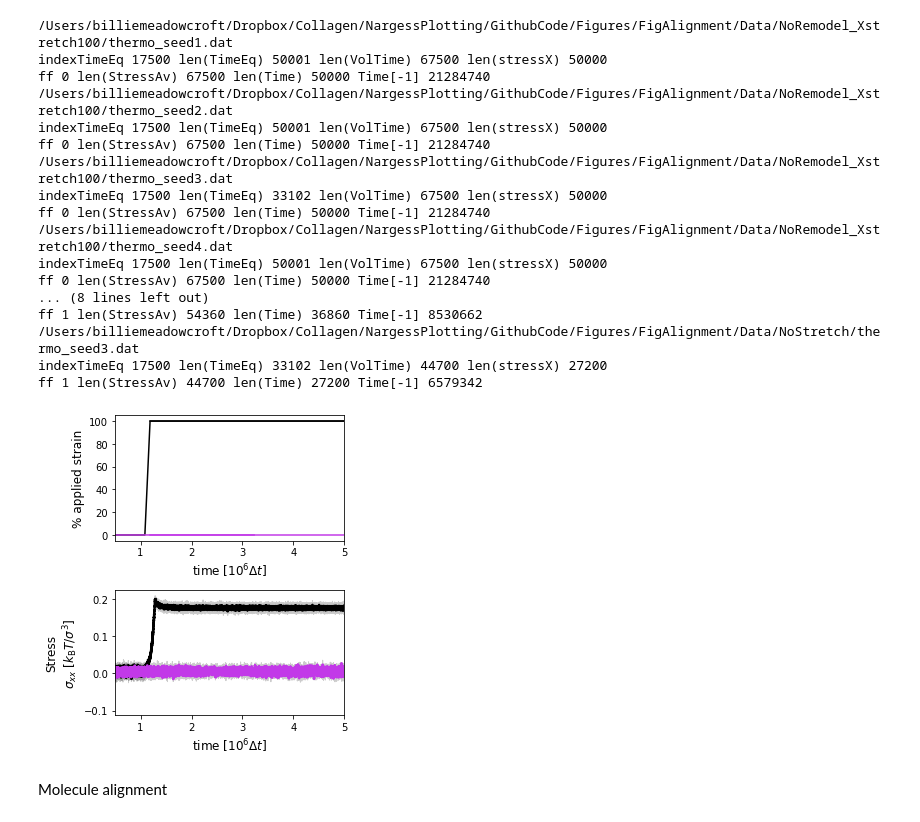
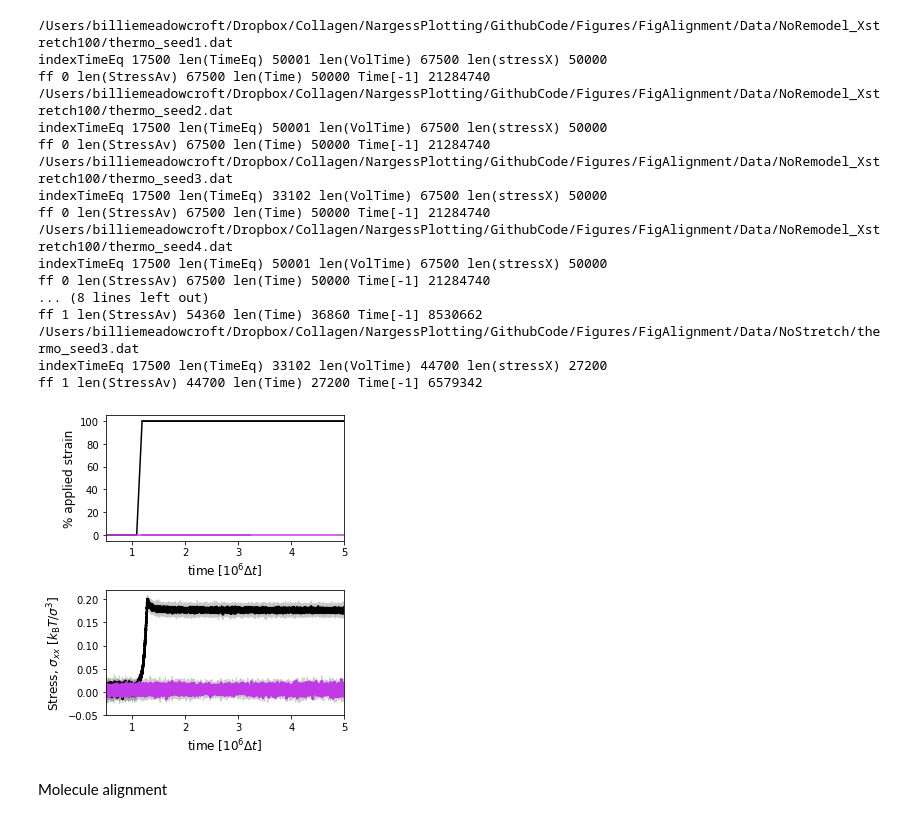
Before and after one commit to Billie1717/CollagenMemory, a Jupyter notebook: Figures/FigAlignment/Mechanics.ipynb, the cells around one changed output. Drawn from its saved outputs; the diff is of its cells as text; code cells hidden in the pictures.

```diff
--- a/Figures/FigAlignment/Mechanics.ipynb
+++ b/Figures/FigAlignment/Mechanics.ipynb
@@ -105,37 +102,38 @@ for ff in range(2):
         ax[1].fill_between(np.divide(Time,1e6),np.subtract(stressAvAv,stressStd),np.add(stressAvAv,stressStd),color = clrs[0],alpha = 0.2)
 ax[0].plot([(TEq+1e5)/1e6,20],[100,100],color = clrs[0])
 ax[0].plot([(TEq+1e5)/1e6,20],[0,0],color = clrs[1])
-ax[1].set_ylabel('Stress\n'+r"$\sigma_{xx} ~[k_{\mathrm{B}}T/\sigma^{3}$]",fontsize =fs2)
+ax[1].set_ylabel(r"Stress, $\sigma_{xx} ~[k_{\mathrm{B}}T/\sigma^{3}$]",fontsize =fs2)
 ax[0].set_ylabel("% applied strain",fontsize =fs2)
 
 ax[1].set_xlabel(r"time [$10^6\Delta t$]",fontsize =fs2)
 
 ax[0].set_xlabel(r"time [$10^6\Delta t$]",fontsize =fs2)
 ax[0].set_xlim([0.5,5])
 ax[1].set_xlim([0.5,5])
+ax[1].set_ylim([-0.05,0.22])
 fig.tight_layout()
 plt.draw()
-fig.savefig(plotsdir+'Stress_NoRemodelVsNoStretch.pdf', bbox_inches='tight')
-#fig.savefig(plotsdir+'Stress_NoRemodelVsNoStretch.png')
+fig.savefig(plotsdir+'Stress_NoRemodelVsNoStretch.pdf')
+fig.savefig(plotsdir+'Stress_NoRemodelVsNoStretch.png')
 # %% [output]
 /Users/billiemeadowcroft/Dropbox/Collagen/NargessPlotting/GithubCode/Figures/FigAlignment/Data/NoRemodel_Xstretch100/thermo_seed1.dat
 indexTimeEq 17500 len(TimeEq) 50001 len(VolTime) 67500 len(stressX) 50000
 ff 0 len(StressAv) 67500 len(Time) 50000 Time[-1] 21284740
 /Users/billiemeadowcroft/Dropbox/Collagen/NargessPlotting/GithubCode/Figures/FigAlignment/Data/NoRemodel_Xstretch100/thermo_seed2.dat
 indexTimeEq 17500 len(TimeEq) 50001 len(VolTime) 67500 len(stressX) 50000
 ff 0 len(StressAv) 67500 len(Time) 50000 Time[-1] 21284740
 /Users/billiemeadowcroft/Dropbox/Collagen/NargessPlotting/GithubCode/Figures/FigAlignment/Data/NoRemodel_Xstretch100/thermo_seed3.dat
 indexTimeEq 17500 len(TimeEq) 33102 len(VolTime) 67500 len(stressX) 50000
 ff 0 len(StressAv) 67500 len(Time) 50000 Time[-1] 21284740
 /Users/billiemeadowcroft/Dropbox/Collagen/NargessPlotting/GithubCode/Figures/FigAlignment/Data/NoRemodel_Xstretch100/thermo_seed4.dat
 indexTimeEq 17500 len(TimeEq) 50001 len(VolTime) 67500 len(stressX) 50000
 ff 0 len(StressAv) 67500 len(Time) 50000 Time[-1] 21284740
 ... (8 lines left out)
 ff 1 len(StressAv) 54360 len(Time) 36860 Time[-1] 8530662
 /Users/billiemeadowcroft/Dropbox/Collagen/NargessPlotting/GithubCode/Figures/FigAlignment/Data/NoStretch/thermo_seed3.dat
 indexTimeEq 17500 len(TimeEq) 33102 len(VolTime) 44700 len(stressX) 27200
 ff 1 len(StressAv) 44700 len(Time) 27200 Time[-1] 6579342
-[figure, old version]
+[figure, new version]
 # %% [markdown]
 Molecule alignment
 # %%
```
Also changed, not shown: parts of 2 cells of this notebook, 53 other files.
